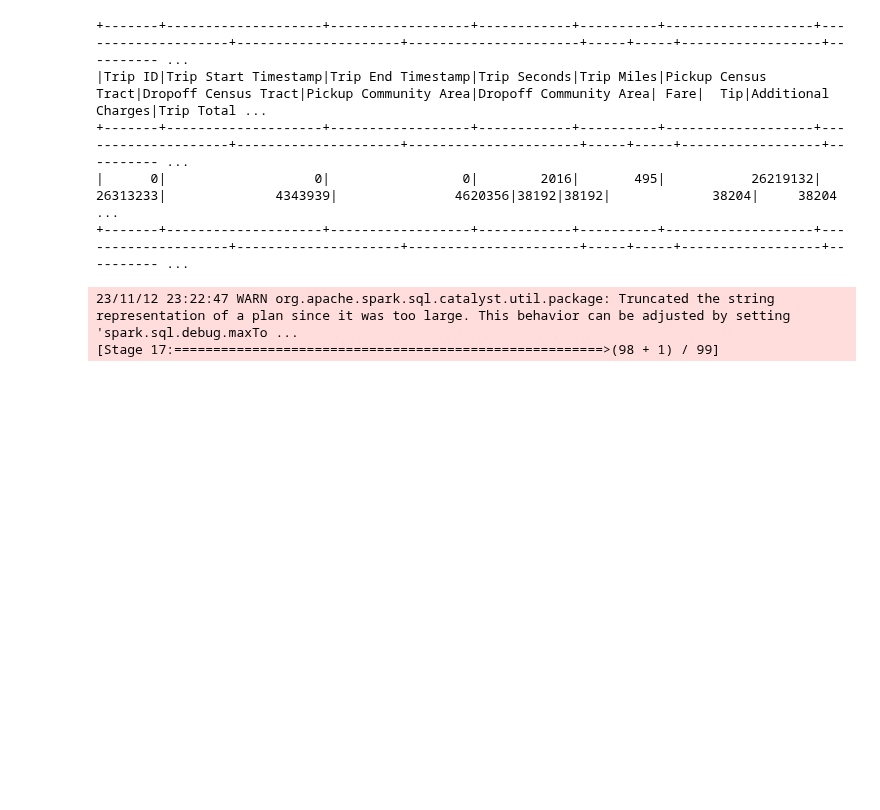
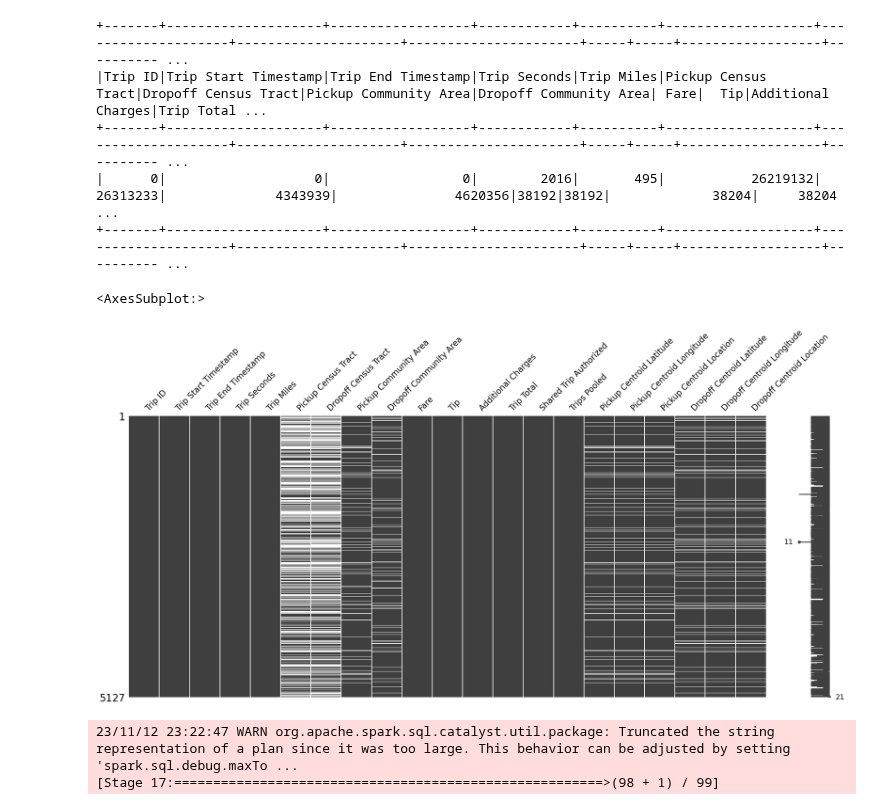
Before and after one commit to hvpachisia/uchicago-lyft-rideshare, a Jupyter notebook: eda_2021.ipynb, the cells around one changed output. Saved outputs shown, nothing was run; the diff lists cells and outputs as text; code cells hidden in the pictures; blank space fills up the shorter version.

Commit message:
more exploratory plots and program filters

```diff
--- a/eda_2021.ipynb
+++ b/eda_2021.ipynb
@@ -136,6 +116,13 @@ df_2021.select([count(when(df_2021[c].isNull(), c)).alias(c) for c in df_2021.co
 +-------+--------------------+------------------+------------+----------+-------------------+--------------------+---------------------+----------------------+-----+-----+------------------+---------- ...
 |      0|                   0|                 0|        2016|       495|           26219132|            26313233|              4343939|               4620356|38192|38192|             38204|     38204 ...
 +-------+--------------------+------------------+------------+----------+-------------------+--------------------+---------------------+----------------------+-----+-----+------------------+---------- ...
+# %%
+import missingno as msno
+%matplotlib inline
+msno.matrix(df_2021.sample(fraction=1/10000).toPandas())
+# %% [output]
+<AxesSubplot:>
+[figure, added]
 # %%
 #Approximate number of 2021 trips
 from pyspark.sql.functions import approxCountDistinct
```
Also changed, not shown: parts of 18 cells of this notebook.
